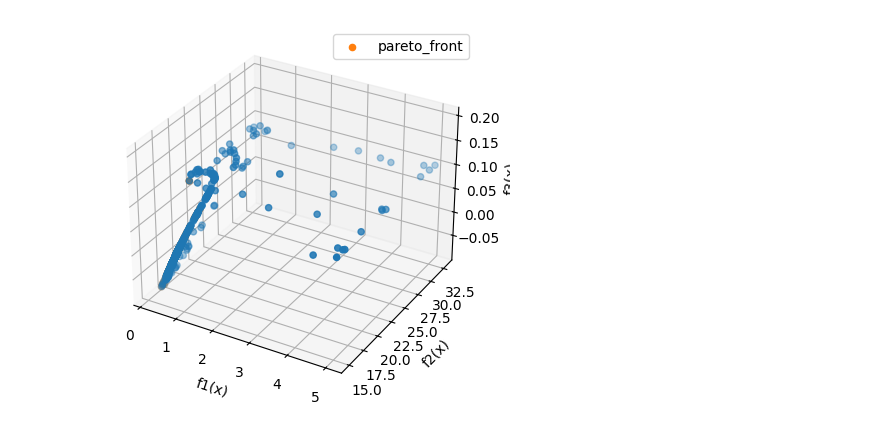
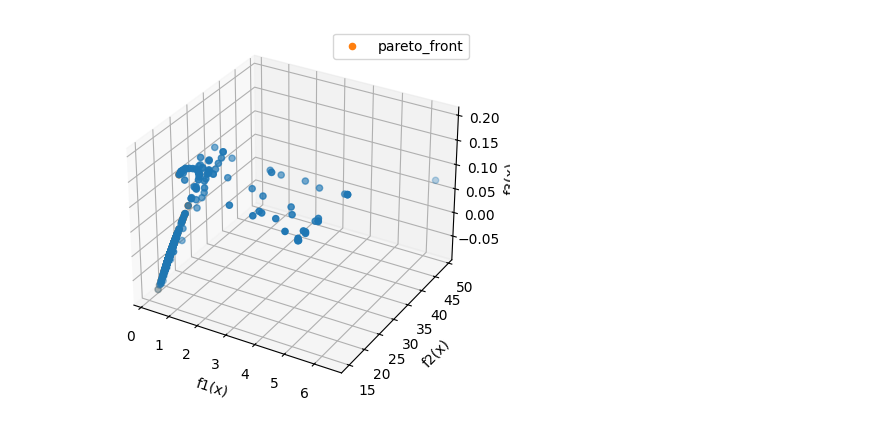
Before and after one commit to jormundur00/MultiObjectiveOptimization, a Jupyter notebook: GeneticAlgorithm.ipynb, the cells around one changed output. Drawn from its saved outputs; the diff is of its cells as text; code cells hidden in the pictures.

```diff
--- a/GeneticAlgorithm.ipynb
+++ b/GeneticAlgorithm.ipynb
@@ -54,7 +55,9 @@ def mutation(individual, mutation_prob):
         if np.random.random() < mutation_prob:
             individual.code[i] = np.random.random() * (individual.ub[i] - individual.lb[i]) + individual.lb[i]
 # %%
-def ga(functions, lb, ub, pop_size, num_generations, tournament_size, elitism_size, crossover_alpha, mutation_prob):
+def ga(functions, lb, ub, pop_size, num_generations, tournament_size, elitism_size, crossover_alpha, mutation_prob, showGraph = True):
+    start_time = time.time()
+
     # Initializing population
     population = [Individual(functions, lb, ub) for _ in range(pop_size)]
     new_population = population.copy()
@@ -82,9 +85,9 @@ def ga(functions, lb, ub, pop_size, num_generations, tournament_size, elitism_si
 
         elites = np.array([population[i] for i in pareto_front_ids])
         elite_size = min(len(elites), elitism_size)
+        if elite_size % 2 != 0:
+            elite_size = elite_size - 1
         new_population[:elite_size] = elites[:elite_size]
-        if elite_size % 2 == 0:
-            new_population[elite_size] = population[elite_size]
         for j in range(elite_size, pop_size, 2):
             # Selecting "optimal" parents for crossover
             parent1 = selection(population, tournament_size)
@@ -121,11 +124,16 @@ def ga(functions, lb, ub, pop_size, num_generations, tournament_size, elitism_si
 
     pareto_front = np.array([population[i] for i in pareto_front_ids])
 
+    print("Found Pareto front elements:", len(pareto_front))
+    end_time = time.time()
+    elapsed_time = end_time - start_time
+    print("Elapsed time:", elapsed_time, "seconds")
     # Plotting results
     if fNum == 2:
         plt.xlabel('f1(x)')
         plt.ylabel('f2(x)')
-        plt.scatter([x.fvalue[0] for x in population], [y.fvalue[1] for y in population])
+        if showGraph:
+            plt.scatter([x.fvalue[0] for x in population], [y.fvalue[1] for y in population])
         plt.scatter([x.fvalue[0] for x in pareto_front], [y.fvalue[1] for y in pareto_front], label = 'pareto_front')
         plt.legend()
     elif fNum == 3:
@@ -133,7 +141,8 @@ def ga(functions, lb, ub, pop_size, num_generations, tournament_size, elitism_si
         ax.set_xlabel('f1(x)')
         ax.set_ylabel('f2(x)')
         ax.set_zlabel('f3(x)')
-        ax.scatter([x.fvalue[0] for x in population], [y.fvalue[1] for y in population], [z.fvalue[2] for z in population])
+        if showGraph:
+            ax.scatter([x.fvalue[0] for x in population], [y.fvalue[1] for y in population], [z.fvalue[2] for z in population])
         ax.scatter([x.fvalue[0] for x in pareto_front], [y.fvalue[1] for y in pareto_front], [z.fvalue[2] for z in pareto_front], label = 'pareto_front')
         ax.legend()
     else:
@@ -211,5 +226,5 @@ def f3(x):
 lower_bounds = np.array([-3, -3])
 upper_bounds = np.array([3, 3])
 
-ga(functions=[f1,f2,f3], lb=lower_bounds, ub=upper_bounds, pop_size=1000, num_generations=100, tournament_size=4, elitism_size=10, crossover_alpha=0.3, mutation_prob=0.05)
+ga(functions=[f1,f2,f3], lb=lower_bounds, ub=upper_bounds, pop_size=1000, num_generations=100, tournament_size=5, elitism_size=50, crossover_alpha=0.3, mutation_prob=0.05)
 # %% [output]
@@ -216 +233 @@ ga(functions=[f1,f2,f3], lb=lower_bounds, ub=upper_bounds, pop_size=1000, num_ge
-[figure, old version]
+[figure, new version]
```
Also changed, not shown: parts of 5 cells of this notebook, 1 other file.
